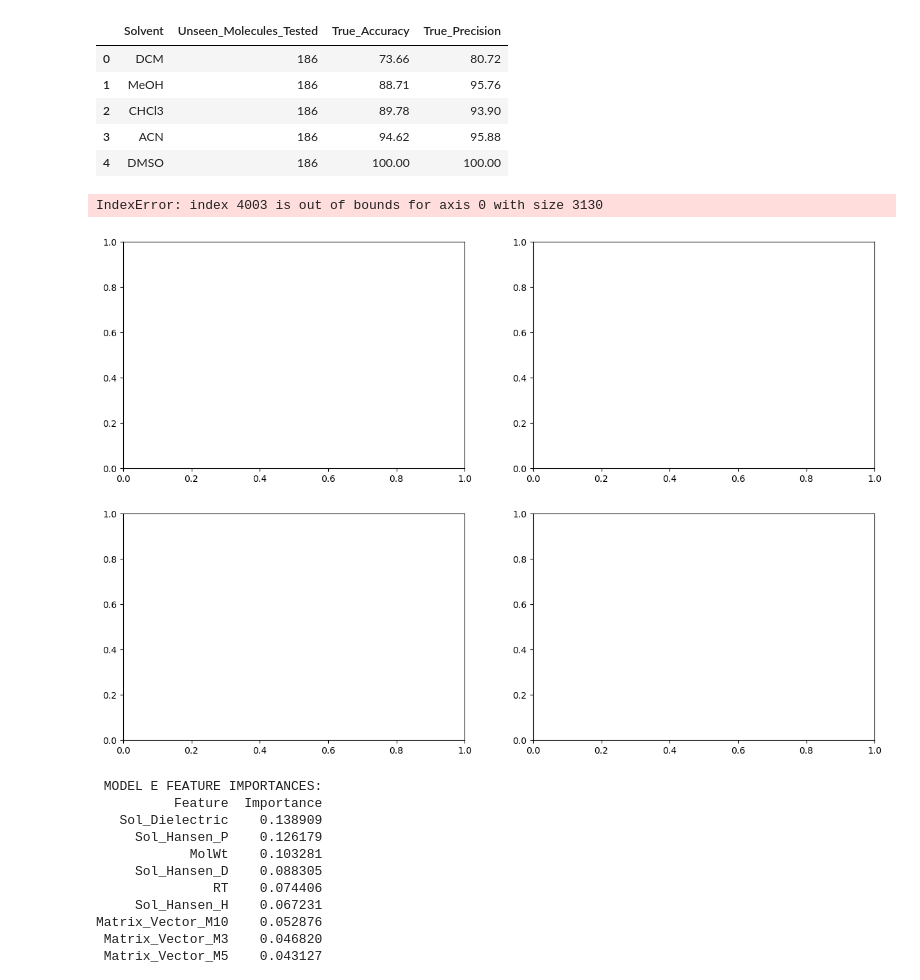
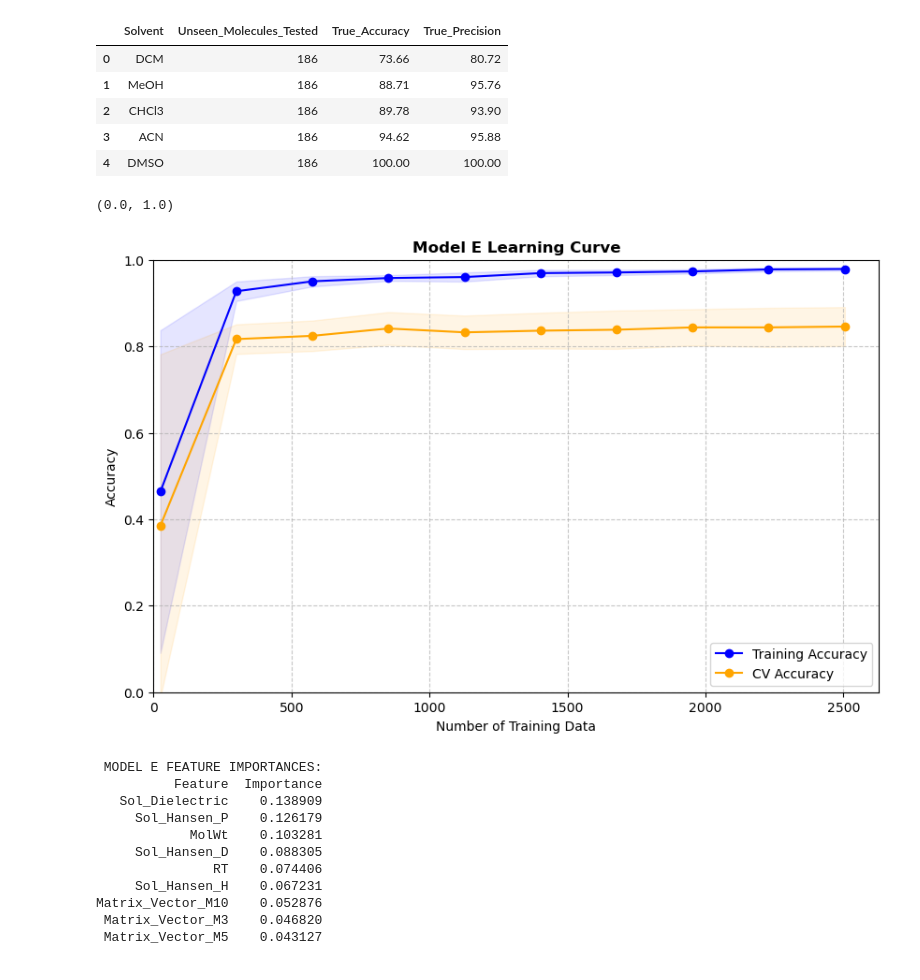
Before and after one commit to swisscatplus/solubility_prediction_nmr, a Jupyter notebook: src/dev/rt_prediction_continued.ipynb, the cells around one changed output. Saved outputs shown, nothing was run; the diff lists cells and outputs as text; code cells hidden in the pictures.

Commit message:
chose the best model for our goal, started working on the script

```diff
--- a/src/dev/rt_prediction_continued.ipynb
+++ b/src/dev/rt_prediction_continued.ipynb
@@ -394,40 +394,39 @@ honest_model, true_report = evaluate_by_solvent(df_desc, my_features, scale_weig
 | 3 | ACN | 186 | 94.62 | 95.88 |
 | 4 | DMSO | 186 | 100.00 | 100.00 |
 # %%
-fig, ax = plt.subplots(2, 2, figsize=(15, 10))
+fig, ax = plt.subplots(figsize=(10, 6))
 
-# Flatten the 2x2 array into a simple 1D list so we can just use 0, 1, 2, 3
-ax = ax.flatten()
-shuffle_idx = np.random.permutation(len(y))
+
+shuffle_idx = np.random.permutation(len(y_train))
 X_shuf = X_train_E_best[shuffle_idx]
 y_shuf = y_train[shuffle_idx]
 groups_train = df_desc.iloc[train_idx]['SMILES']
-groups_shuf = groups_train.iloc[shuffle_idx]
+groups_shuf = groups_train.iloc[shuffle_idx].values
 
 gkf = GroupKFold(n_splits=5)
 train_sizes, train_scores, test_scores = learning_curve(
         model_E, X_shuf, y_shuf, cv=gkf, groups=groups_shuf, n_jobs=-1,
-        train_sizes=np.linspace(0.0001, 0.4 , 10), scoring='accuracy'
+        train_sizes=np.linspace(0.01, 1 , 10), scoring='accuracy'
     )
 
 train_mean, train_std = np.mean(train_scores, axis=1), np.std(train_scores, axis=1)
 test_mean, test_std = np.mean(test_scores, axis=1), np.std(test_scores, axis=1)
 
 ax.plot(train_sizes, train_mean, 'o-', color="blue", label="Training Accuracy")
 ax.fill_between(train_sizes, train_mean - train_std, train_mean + train_std, alpha=0.1, color="blue")
-ax.plot(train_sizes, test_mean, 'o-', color="orange", label="CV Accuracy")
+ax.plot(train_sizes, test_mean, 'o-', color="orange", label="Accuracy")
 ax.fill_between(train_sizes, test_mean - test_std, test_mean + test_std, alpha=0.1, color="orange")
 
-ax.set_title(title , fontsize=12, fontweight='bold')
+ax.set_title("Model E Learning Curve" , fontsize=12, fontweight='bold')
 ax.set_xlabel("Number of Training Data")
 ax.set_ylabel("Accuracy")
 ax.grid(True, linestyle='--', alpha=0.7)
 ax.legend(loc="lower right")
 ax.set_xlim(left=0)
 ax.set_ylim([0, 1.0])
 # %% [output]
-IndexError: index 4003 is out of bounds for axis 0 with size 3130
+(0.0, 1.0)
-[figure, old version]
+[figure, new version]
 # %%
 list_matrix_vectors = [f"Matrix_Vector_M{i+1}" for i in range(X_mat.shape[1])]
 
```
Also changed, not shown: parts of 16 cells of this notebook, 10 other files.
